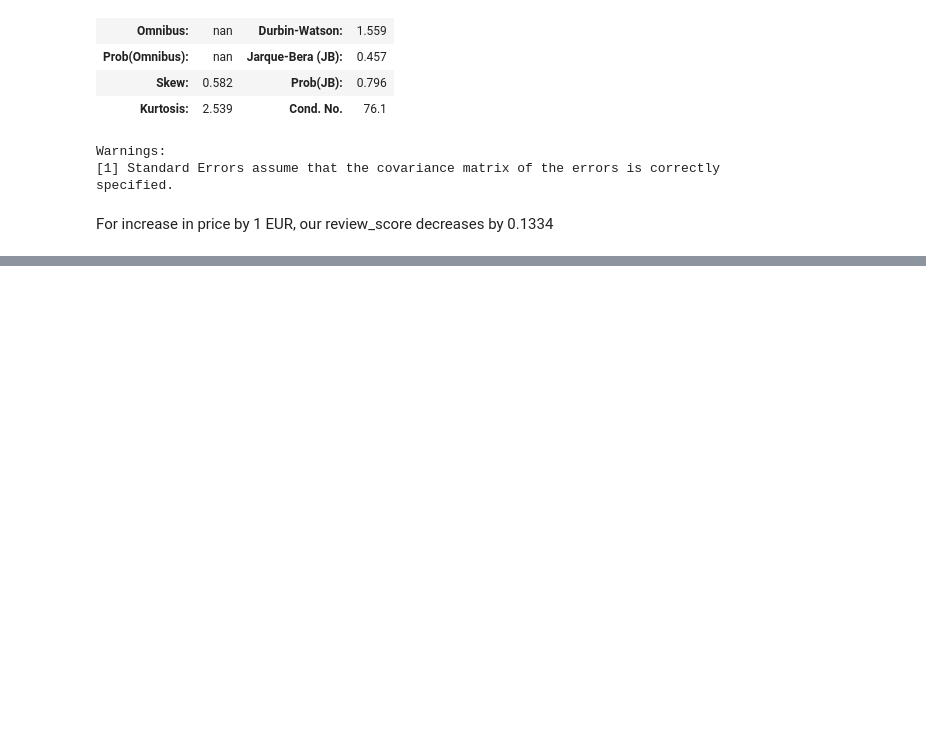
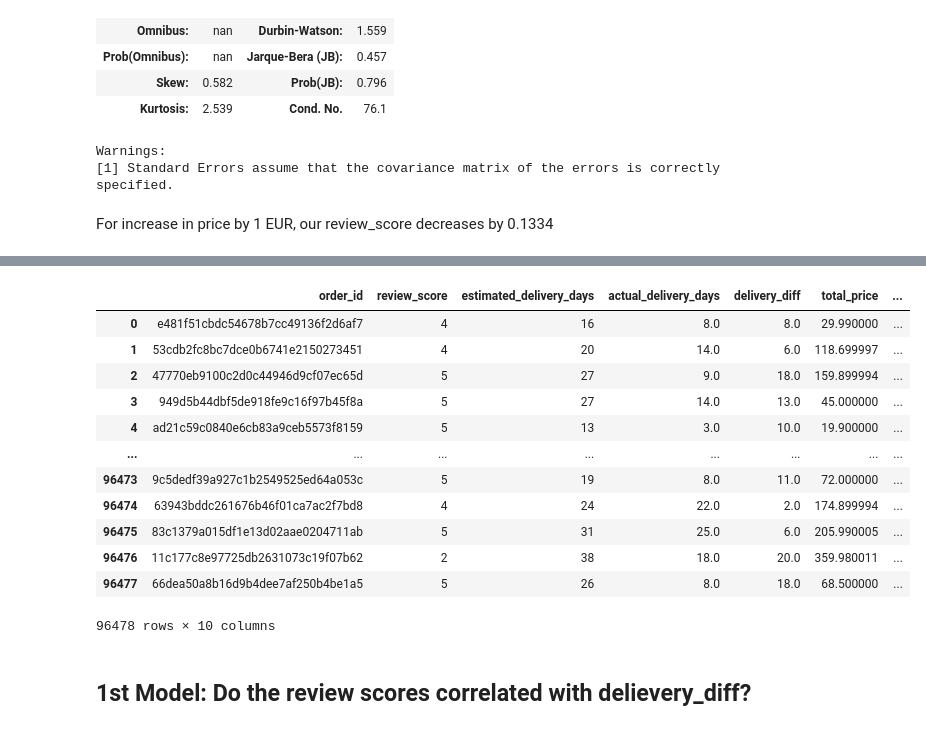
Before and after one commit to ironhack-datalabs/data-ber-08-20, a Jupyter notebook: Notes/module-2/week-5/1-linear_regression.ipynb, the cells around one changed output, grey strips where cells are left out. Drawn from its saved outputs; the diff is of its cells as text; code cells hidden in the pictures; blank space fills up the shorter version.

```diff
--- a/Notes/module-2/week-5/1-linear_regression.ipynb
+++ b/Notes/module-2/week-5/1-linear_regression.ipynb
@@ -150,0 +190,39 @@ For increase in price by 1 EUR, our review_score decreases by 0.1334
+# %%
+query = """
+SELECT
+    o.order_id,
+    dor.review_score,
+    DATEDIFF(DATE(o.order_estimated_delivery_date), DATE(o.order_purchase_timestamp)) AS estimated_delivery_days,
+    DATEDIFF(DATE(o.order_delivered_customer_date), DATE(o.order_purchase_timestamp)) AS actual_delivery_days,
+    DATEDIFF(DATE(o.order_estimated_delivery_date), DATE(o.order_purchase_timestamp)) -
+    DATEDIFF(DATE(o.order_delivered_customer_date), DATE(o.order_purchase_timestamp))  AS delivery_diff,
+    oid.total_price,
+    oid.shipping_costs,
+    oid.order_size,
+    oid.has_product_photo,
+    oid.has_product_decription AS has_product_description
+FROM orders o
+    JOIN temp_dedup_order_reviews dor
+    ON o.order_id = dor.order_id
+    JOIN temp_order_item_details oid
+    ON o.order_id = oid.order_id
+WHERE o.order_status = 'delivered';
+"""
+# %%
+review_score = pd.read_sql(query, conn)
+# %%
+review_score
+# %% [output]
+|  | order_id | review_score | estimated_delivery_days | actual_delivery_days | delivery_diff | total_price | ... |
+| 0 | e481f51cbdc54678b7cc49136f2d6af7 | 4 | 16 | 8.0 | 8.0 | 29.990000 | ... |
+| 1 | 53cdb2fc8bc7dce0b6741e2150273451 | 4 | 20 | 14.0 | 6.0 | 118.699997 | ... |
+| 2 | 47770eb9100c2d0c44946d9cf07ec65d | 5 | 27 | 9.0 | 18.0 | 159.899994 | ... |
+| 3 | 949d5b44dbf5de918fe9c16f97b45f8a | 5 | 27 | 14.0 | 13.0 | 45.000000 | ... |
+| 4 | ad21c59c0840e6cb83a9ceb5573f8159 | 5 | 13 | 3.0 | 10.0 | 19.900000 | ... |
+| ... | ... | ... | ... | ... | ... | ... | ... |
+| 96473 | 9c5dedf39a927c1b2549525ed64a053c | 5 | 19 | 8.0 | 11.0 | 72.000000 | ... |
+| 96474 | 63943bddc261676b46f01ca7ac2f7bd8 | 4 | 24 | 22.0 | 2.0 | 174.899994 | ... |
+| 96475 | 83c1379a015df1e13d02aae0204711ab | 5 | 31 | 25.0 | 6.0 | 205.990005 | ... |
+| 96476 | 11c177c8e97725db2631073c19f07b62 | 2 | 38 | 18.0 | 20.0 | 359.980011 | ... |
+| 96477 | 66dea50a8b16d9b4dee7af250b4be1a5 | 5 | 26 | 8.0 | 18.0 | 68.500000 | ... |
+96478 rows × 10 columns
@@ -150,0 +233,2 @@ For increase in price by 1 EUR, our review_score decreases by 0.1334
+# %% [markdown]
+## 1st Model: Do the review scores correlated with delievery_diff?
```
Also changed, not shown: parts of 23 cells of this notebook.
